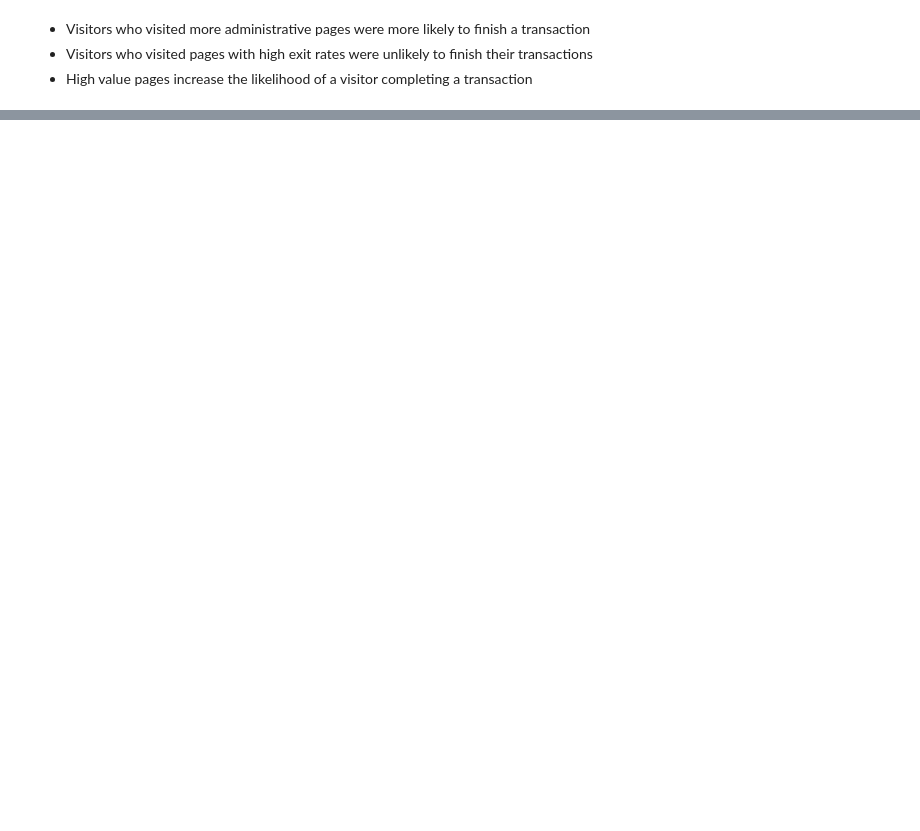
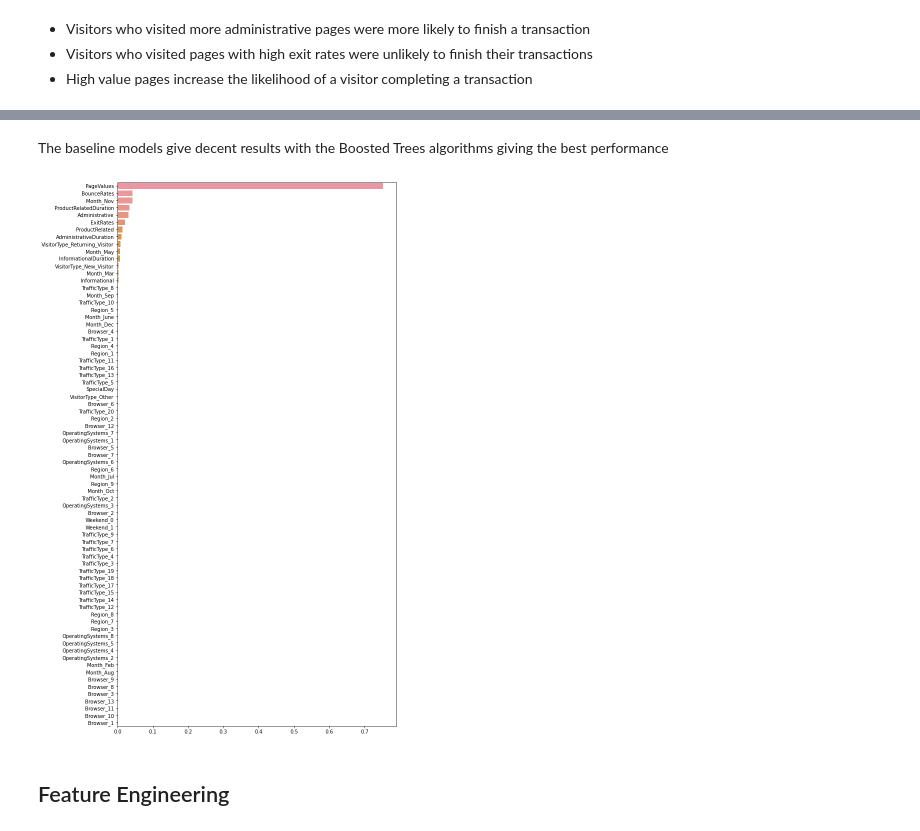
Before and after one commit to hassan-ademola/shopping_intention, a Jupyter notebook: notebook.ipynb, the cells around one changed output, grey strips where cells are left out. Saved outputs shown, nothing was run; the diff lists cells and outputs as text; code cells hidden in the pictures; blank space fills up the shorter version.

Commit message:
built baseline model and engineered features

```diff
--- a/notebook.ipynb
+++ b/notebook.ipynb
@@ -398,0 +447,32 @@ Wall time: 736 ms
+# %%
+from sklearn.preprocessing import OneHotEncoder
+from sklearn.base import BaseEstimator, TransformerMixin
+from sklearn.compose import ColumnTransformer
+from sklearn.pipeline import Pipeline
+
+class Scaler(BaseEstimator,TransformerMixin):
+    def fit(self,X,y=None):
+        return self
+    def transform(self,X,y=None):
+        return np.log1p(X)
+
+class Encoder(BaseEstimator,TransformerMixin):
+    def __init__(self):
+        self.enc = OneHotEncoder(handle_unknown='ignore',sparse=False)
+    def fit(self,X,y=None):
+        self.enc.fit(X)
+        return self
+    def transform(self,X,y=None):
+        df = X.copy()
+        cols = df.columns
+        self.columns = self.enc.get_feature_names(cols)
+        return self.enc.transform(df)
+
+preprocessor = ColumnTransformer([('scaler',Scaler(),num_cols),
+                                 ('encoder',Encoder(),cat_attr)])
+# %%
+X_train_preprocessed = preprocessor.fit_transform(X_train)
+dummy_cols = preprocessor.named_transformers_.encoder.columns
+df_cols = list(num_cols)+list(dummy_cols)
+X_train_preprocessed_df = pd.DataFrame(X_train_preprocessed,columns=df_cols)
+X_train_preprocessed_df
@@ -398,0 +522,16 @@ Wall time: 736 ms
+# %% [markdown]
+The baseline models give decent results with the Boosted Trees algorithms giving the best performance
+# %%
+pipe = Pipeline([('preprocessor',preprocessor),
+                 ('model',GradientBoostingClassifier(random_state=42))])
+pipe.fit(X_train,y_train)
+feat_imps = pipe.named_steps.model.feature_importances_
+importances = sorted(list(zip(feat_imps,X_train_preprocessed_df.columns)),reverse=True)
+x_axis = [x[0] for x in importances]
+y_axis = [x[1] for x in importances]
+plt.figure(figsize=(10,20))
+sns.barplot(x=x_axis,y=y_axis);
+# %% [output]
+[figure, added]
+# %% [markdown]
+## Feature Engineering
```
Also changed, not shown: parts of 25 cells of this notebook, 1 other file.
